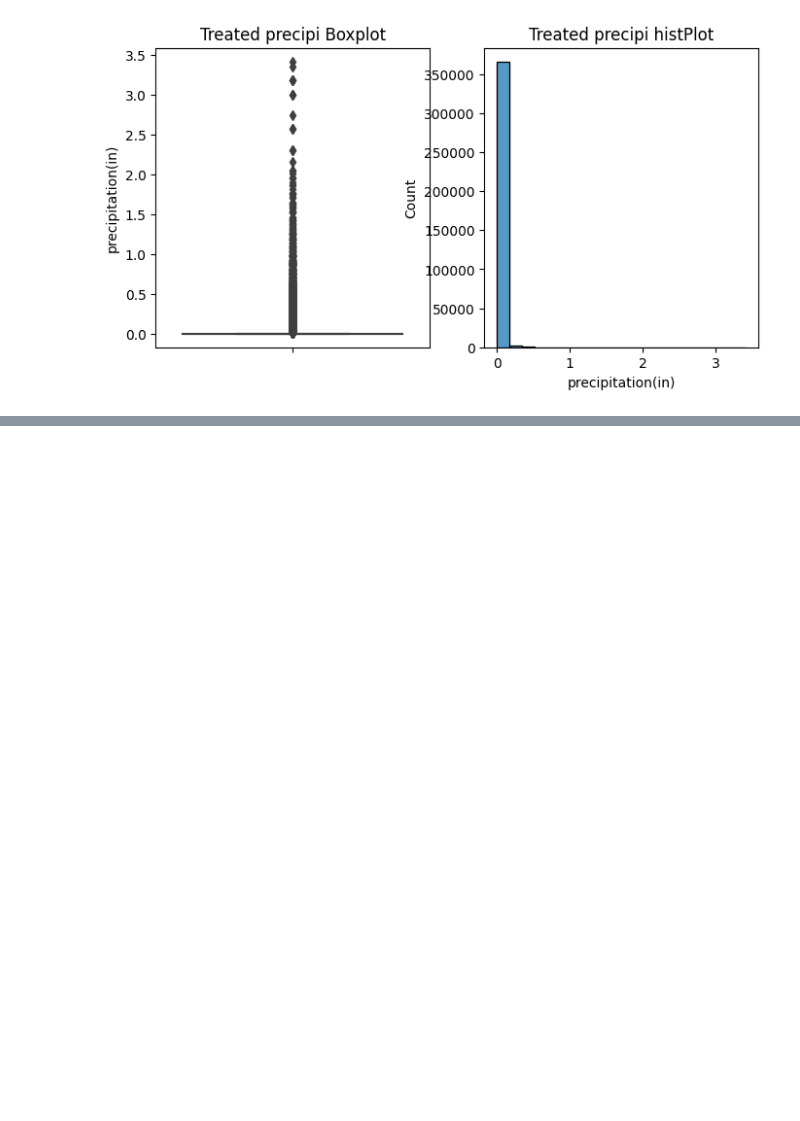
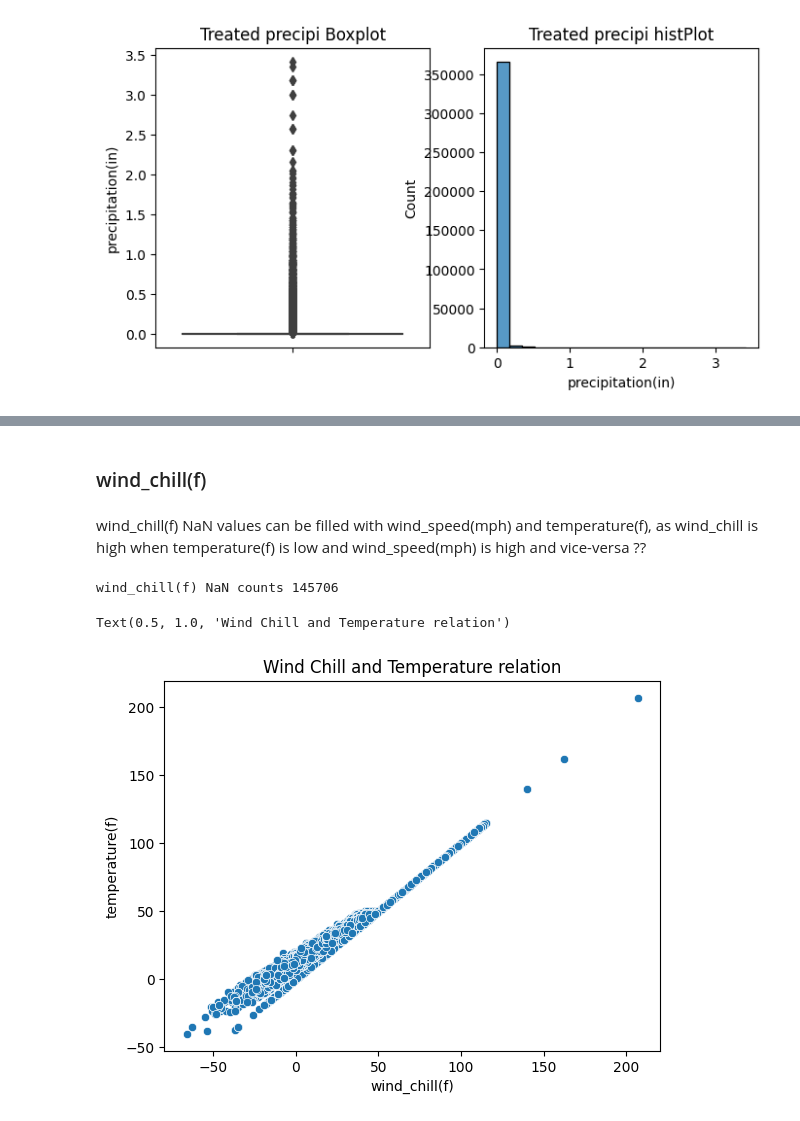
Before and after one commit to Govind-Asawa/US_Car_Accidents, a Jupyter notebook: ML_US_Car_accidents.ipynb, the cells around one changed output, grey strips where cells are left out. Cells and saved outputs as stored; diff of their text form; code cells hidden in the pictures; blank space fills up the shorter version.

Commit message:
Handled NaN values

```diff
--- a/ML_US_Car_accidents.ipynb
+++ b/ML_US_Car_accidents.ipynb
@@ -616,0 +696,3 @@ plt.show()
+# %%
+visibility_weather_category_means = df2.groupby('weather_bins_regex')['visibility(mi)'].transform('mean')
+print(visibility_weather_category_means)
@@ -616,0 +712,2 @@ plt.show()
+# %%
+df2['visibility(mi)'].fillna(visibility_weather_category_means, inplace = True)
@@ -616,0 +747,22 @@ plt.show()
+# %%
+temperature_weather_category_means = df2.groupby('weather_bins_regex')['temperature(f)'].transform('mean')
+# %%
+df2['temperature(f)'].fillna(temperature_weather_category_means, inplace = True)
+# %% [markdown]
+### wind_chill(f)
+# %% [markdown]
+wind_chill(f) NaN values can be filled with wind_speed(mph) and temperature(f), as wind_chill is high when temperature(f) is low and wind_speed(mph) is high and vice-versa ??
+# %%
+print("wind_chill(f) NaN counts", df2['wind_chill(f)'].isna().sum())
+# %% [output]
+wind_chill(f) NaN counts 145706
+# %%
+# Here, wind_chill(f) and temperature(f) are plotted, we can observe that they are positively
+# correlated.
+sns.scatterplot(x='wind_chill(f)', y='temperature(f)', data=df2)
+plt.xlabel('wind_chill(f)')
+plt.ylabel('temperature(f)')
+plt.title("Wind Chill and Temperature relation")
+# %% [output]
+Text(0.5, 1.0, 'Wind Chill and Temperature relation')
+[figure, added]
```
Also changed, not shown: parts of 34 cells of this notebook.
